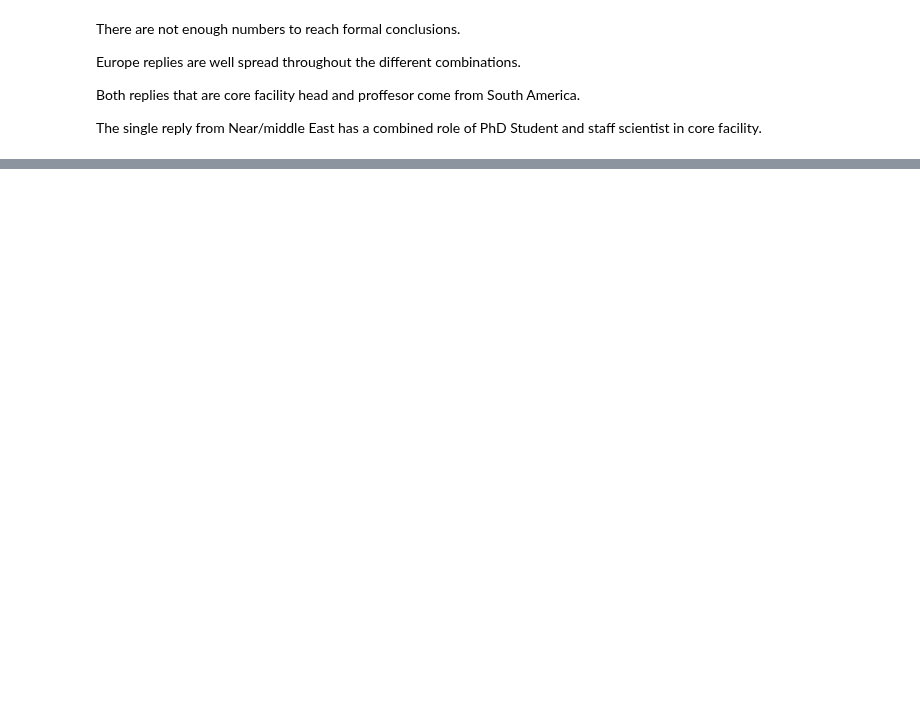
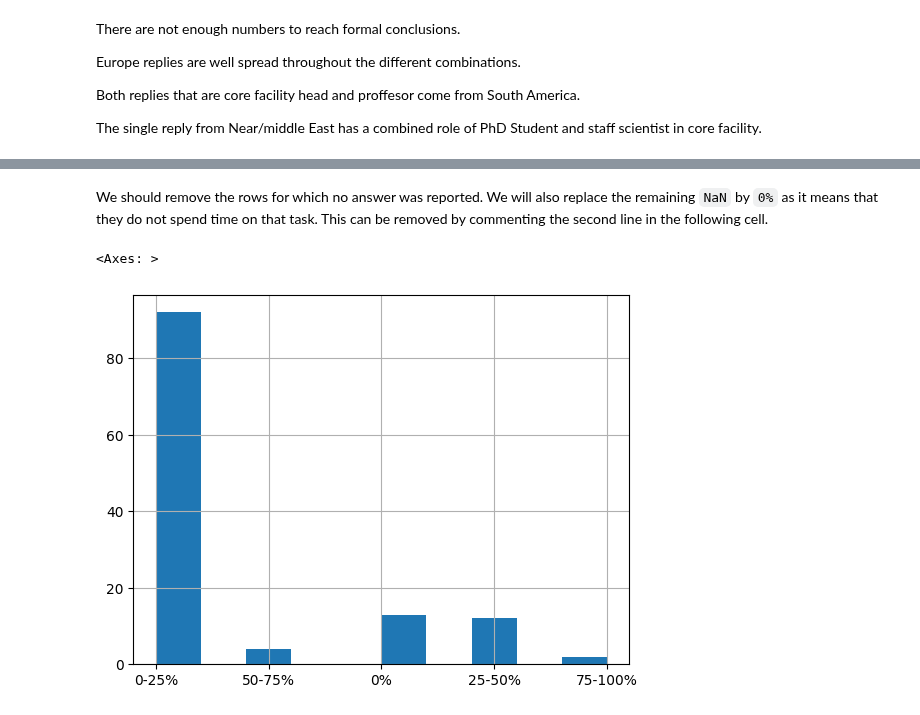
Before and after one commit to GloBIAS-BioimageAnalysts/Survey_2024, a Jupyter notebook: notebooks/multiple_position.ipynb, the cells around one changed output, grey strips where cells are left out. Saved outputs shown, nothing was run; the diff lists cells and outputs as text; code cells hidden in the pictures; blank space fills up the shorter version.

Commit message:
Add analysis of staff scientists

```diff
--- a/notebooks/multiple_position.ipynb
+++ b/notebooks/multiple_position.ipynb
@@ -132,0 +138,22 @@ Are the differences between staff scientist researcher and staff scientist in co
+# %%
+def process_staff_scientist(roles):
+    if "staff scientist in a core facility" in roles and "staff scientist researcher" in roles:
+        return "both"
+    if "staff scientist in a core facility" in roles:
+        return "staff scientist in a core facility"
+    if "staff scientist researcher" in roles:
+        return "staff scientist researcher"
+    else:
+        return "other"
+
+df["staff_scientist_role"] = df["positions"].apply(process_staff_scientist)
+# %%
+selection = ["staff scientist in a core facility", "staff scientist researcher", "both"]
+question_7 = ["Q7 How much of your time do you spend on each of the following  [bioimage analysis instruction]",
+             "Q7 How much of your time do you spend on each of the following  [bioimage analysis service]",
+             "Q7 How much of your time do you spend on each of the following  [bioimage analysis infrastructure development and maintenance]",
+             "Q7 How much of your time do you spend on each of the following  [own bioimage analysis project]",
+             "Q7 How much of your time do you spend on each of the following  [bioimage analysis tool development not bound to a single service project]",
+             "Q7 How much of your time do you spend on each of the following  [management or administration]",]
+selected_df = df[df.staff_scientist_role.isin(selection)].copy()
+selected_df[question_7]
@@ -132,0 +174,16 @@ Are the differences between staff scientist researcher and staff scientist in co
+# %% [markdown]
+We should remove the rows for which no answer was reported.
+We will also replace the remaining `NaN` by `0%` as it means that they do not spend time on that task.
+This can be removed by commenting the second line in the following cell.
+# %%
+selected_df.dropna(subset=question_7, how='all', inplace=True)
+selected_df.fillna('0%', inplace=True)
+
+for question in question_7:
+    selected_df[question] = selected_df[question].astype(str)
+    selected_df[question] = pandas.Categorical(selected_df[question], ["0%", "0-25%", "25-50%", "50-75%", "75-100%"])
+# %%
+selected_df[question_7[0]].hist()
+# %% [output]
+<Axes: >
+[figure, added]
```
Also changed, not shown: parts of 11 cells of this notebook.
